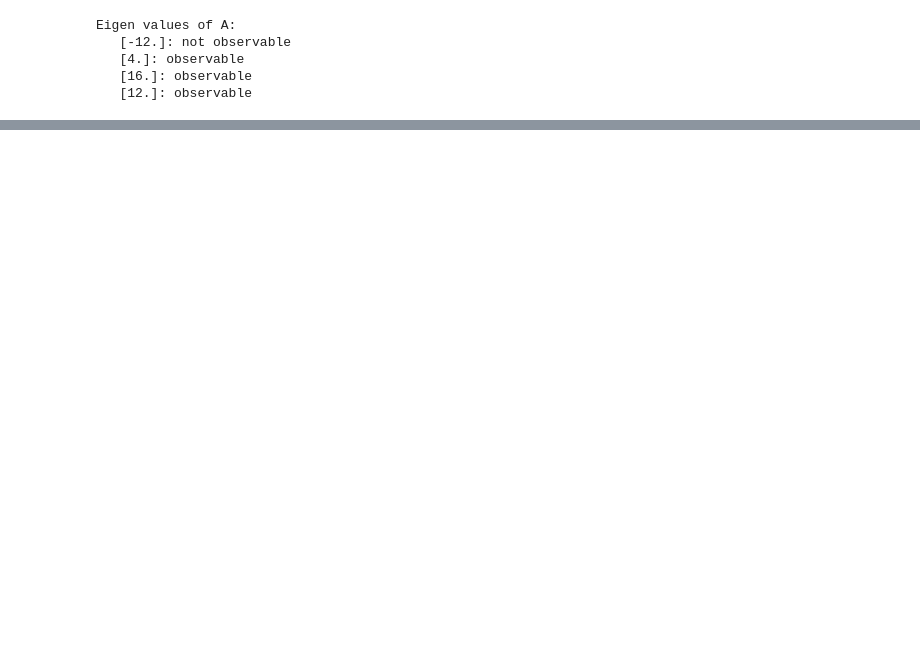
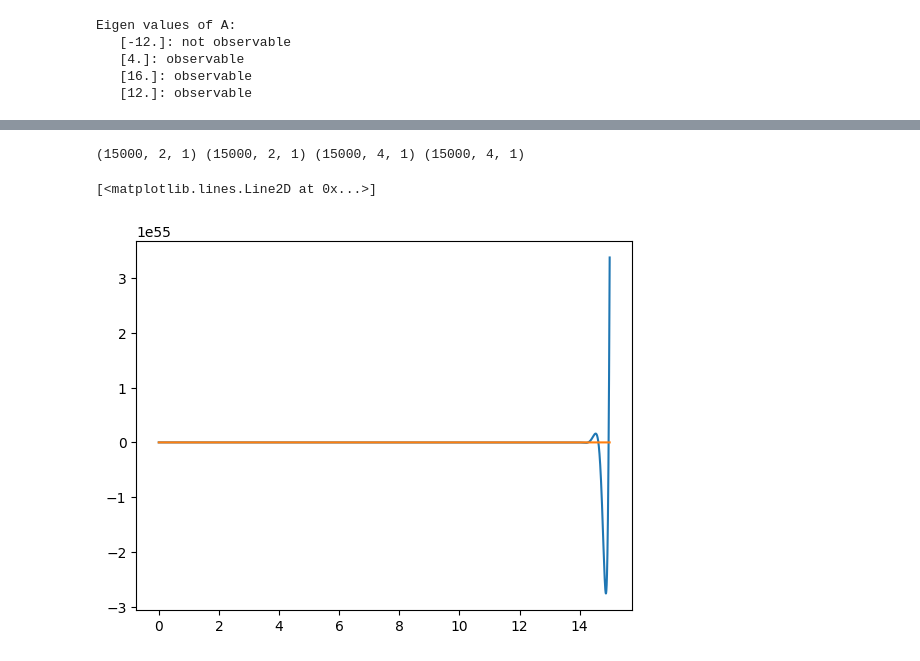
Before and after one commit to lalayants/control-theory-itmo-2023-2024, a Jupyter notebook: spring/Lab8/lab8.ipynb, the cells around one changed output, grey strips where cells are left out. Saved outputs shown, nothing was run; the diff lists cells and outputs as text; code cells hidden in the pictures; blank space fills up the shorter version.

```diff
--- a/spring/Lab8/lab8.ipynb
+++ b/spring/Lab8/lab8.ipynb
@@ -546 +562,42 @@ a2l.to_ltx(K)
 \end{bmatrix}
+# %%
+ss_system_A = task3_A
+ss_system_B = task3_B @ K
+ss_system_C = task3_C
+ss_system_D = np.zeros((task3_C.shape[0], ss_system_B.shape[1]))
+# %%
+ss_observer_A = task3_A + L @ task3_C + task3_B @ K
+ss_observer_B = -L
+ss_observer_C = task3_C
+ss_observer_D = np.zeros((task3_C.shape[0], ss_observer_B.shape[1]))
+# %%
+max_t = 15
+dt = 1e-3
+t = [0]
+
+xhs = np.array([[0, 0, 0, 0]]).reshape(1, 4, 1)
+yhs = np.array([ss_observer_C @ xhs[-1]]).reshape(1, 2, 1)
+
+
+xs = np.array([[1, 1, 1, 1]]).reshape(1, 4, 1)
+ys = np.array([ss_system_C @ xs[-1]]).reshape(1, 2, 1)
+
+
+while len(t) < max_t / dt:
+    t.append(t[-1] + dt)
+
+    dx = ss_system_A @ xs[-1] + ss_system_B @ xhs[-1]
+    xs = np.vstack((xs, (xs[-1] + dx * dt).reshape(1, 4, 1)))
+    ys = np.vstack((ys, (ss_system_C @ xs[-1]).reshape(1, 2, 1)))
+
+    dxh = ss_observer_A @ xhs[-1] + ss_observer_B @ ys[-1]
+    xhs = np.vstack((xhs, (xhs[-1] + dxh * dt).reshape(1, 4, 1)))
+    yhs = np.vstack((yhs, (ss_system_C @ xhs[-1]).reshape(1, 2, 1)))
+print(ys.shape, yhs.shape, xs.shape, xhs.shape)
+
+plt.plot(t, xs[:, 0])
+plt.plot(t, x[0])
+# %% [output]
+(15000, 2, 1) (15000, 2, 1) (15000, 4, 1) (15000, 4, 1)
+[<matplotlib.lines.Line2D at 0x...>]
+[figure, added]
```
Also changed, not shown: parts of 13 cells of this notebook, 17 other files.
